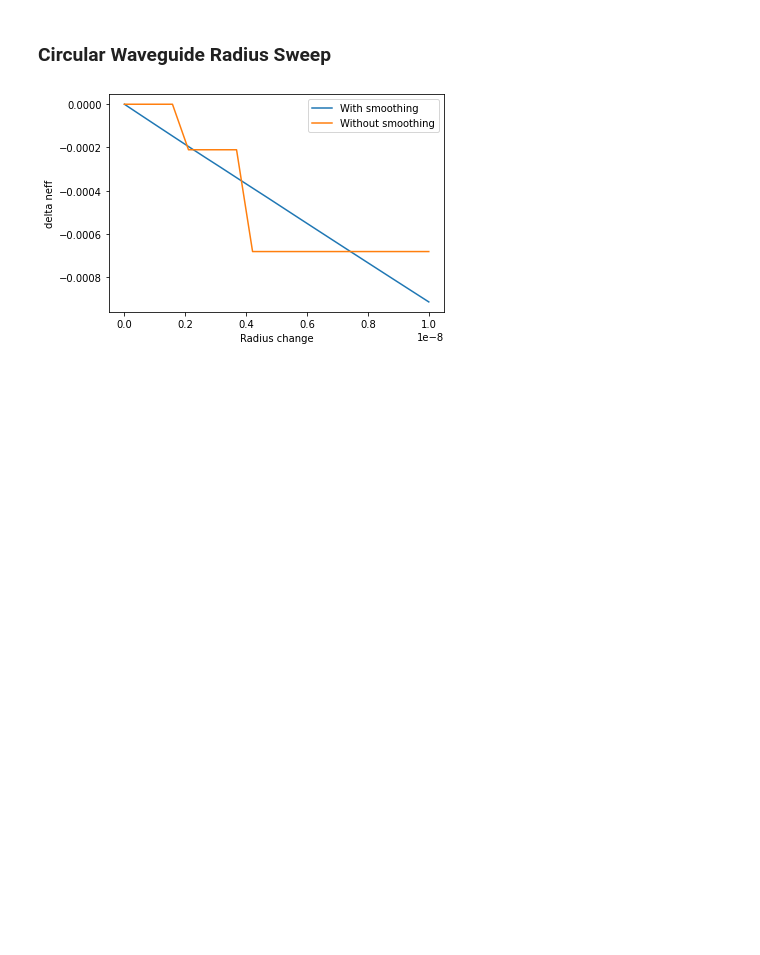
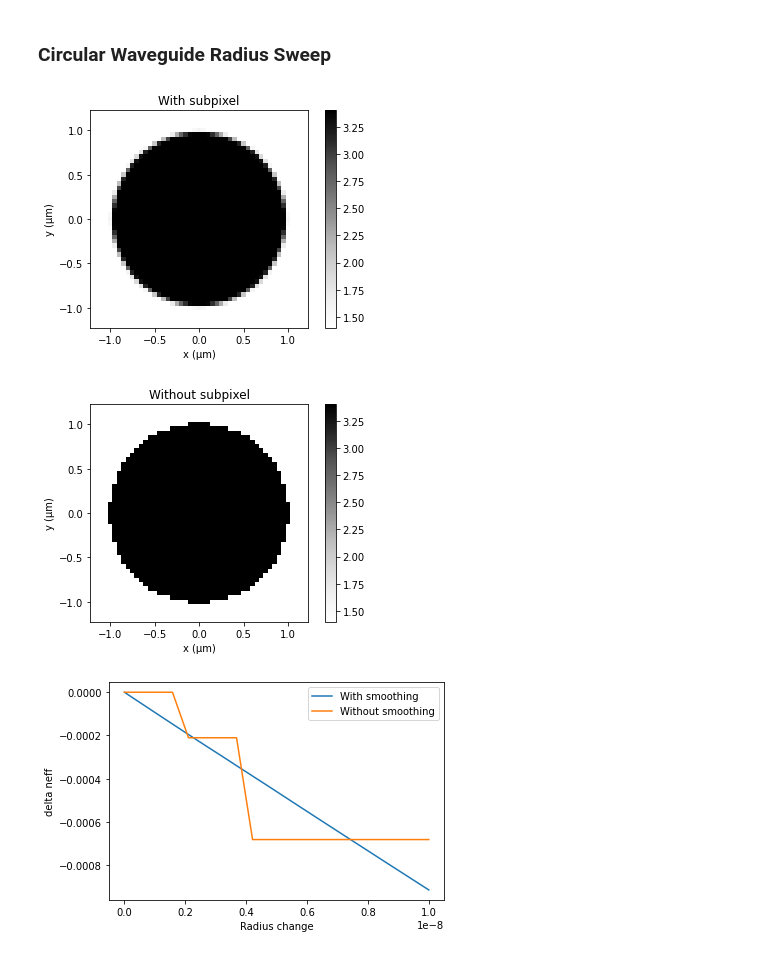
Before and after one commit to BYUCamachoLab/emepy, a Jupyter notebook: examples/tutorials/subpixel.ipynb, the cells around one changed output. Drawn from its saved outputs; the diff is of its cells as text; code cells hidden in the pictures; blank space fills up the shorter version.

```diff
--- a/examples/tutorials/subpixel.ipynb
+++ b/examples/tutorials/subpixel.ipynb
@@ -2,4 +2,40 @@
 # EMEPy Subpixel Techniques
 # %% [markdown]
 ### Circular Waveguide Radius Sweep
+# %%
+import numpy as np
+from matplotlib import pyplot as plt
+from emepy.tools import circle_to_n
+from emepy.fd import MSEMpy
+
+def run(radius=1e-6, subpixel=True, mesh=50):
+    x = np.linspace(-1.25e-6, 1.25e-6, mesh)
+    y = np.linspace(-1.25e-6, 1.25e-6, mesh)
+    n = circle_to_n(
+            (0, 0),
+            radius,
+            x,
+            y,
+            subpixel,
+            3.4,
+            1.4,
+        )
+    xx = ((x)[1:] + (x)[:-1]) / 2
+    yy = ((y)[1:] + (y)[:-1]) / 2
+    ms = MSEMpy(wl=1.55e-6, n=n, x=xx, y=yy, num_modes=1)
+    ms.solve()
+    return ms.get_mode()
+
+plt.figure()
+run().plot_material()
+plt.title("With subpixel")
+plt.show()
+
+plt.figure()
+run(subpixel=False).plot_material()
+plt.title("Without subpixel")
+plt.show()
+# %% [output]
+[figure, added]
+[figure, added]
 # %%
```
Also changed, not shown: parts of 3 cells of this notebook, 7 other files.
